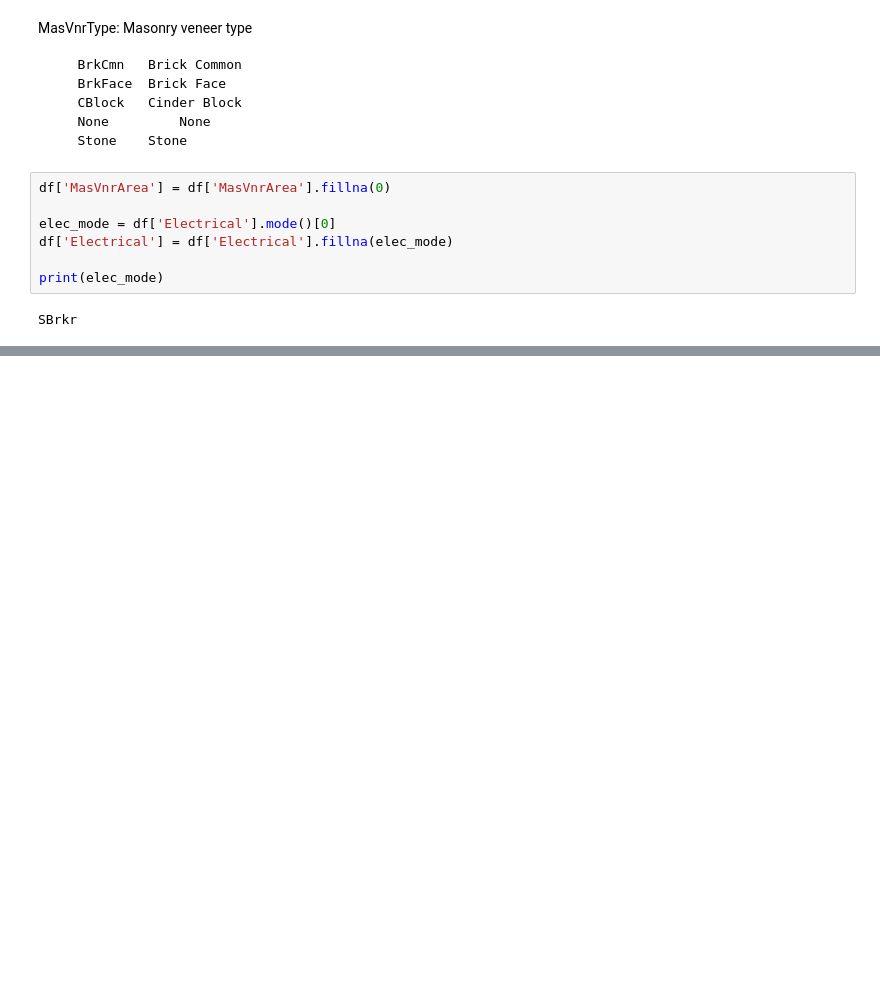
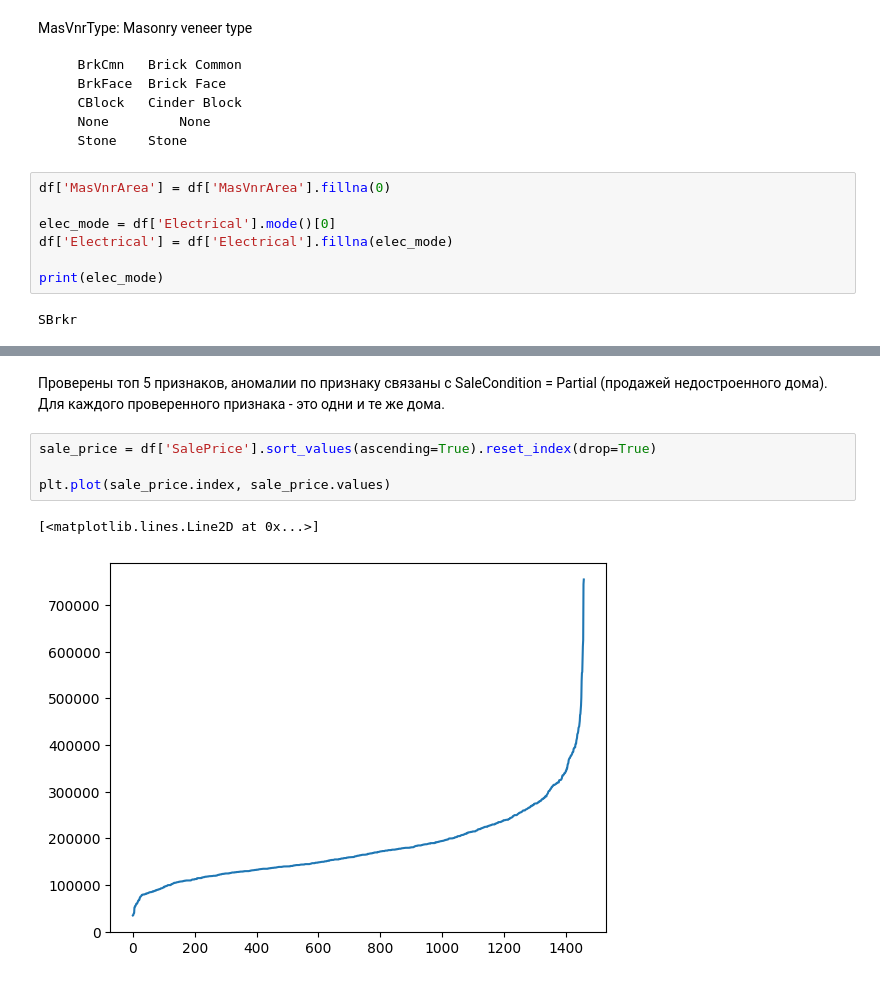
Before and after one commit to tatustik812/kaggle-house-prices, a Jupyter notebook: notebooks/01_Preprocessing.ipynb, the cells around one changed output, grey strips where cells are left out. Saved outputs shown, nothing was run; the diff lists cells and outputs as text; blank space fills up the shorter version.

```diff
--- a/notebooks/01_Preprocessing.ipynb
+++ b/notebooks/01_Preprocessing.ipynb
@@ -258,0 +315,9 @@ SBrkr
+# %% [markdown]
+Проверены топ 5 признаков, аномалии по признаку связаны с SaleCondition = Partial (продажей недостроенного дома). Для каждого проверенного признака - это одни и те же дома.
+# %%
+sale_price = df['SalePrice'].sort_values(ascending=True).reset_index(drop=True)
+
+plt.plot(sale_price.index, sale_price.values)
+# %% [output]
+[<matplotlib.lines.Line2D at 0x...>]
+[figure, added]
```
Also changed, not shown: parts of 25 cells of this notebook.
